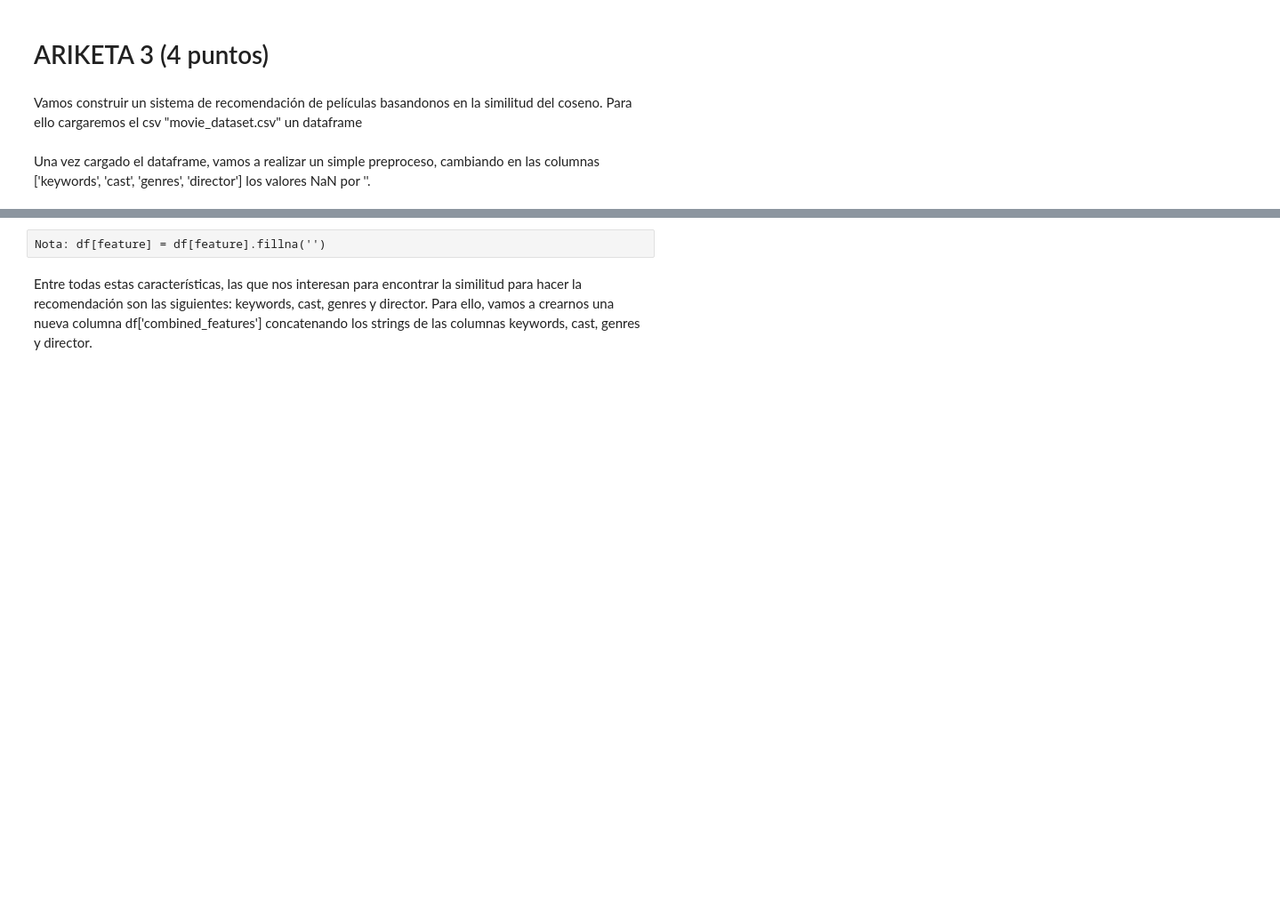
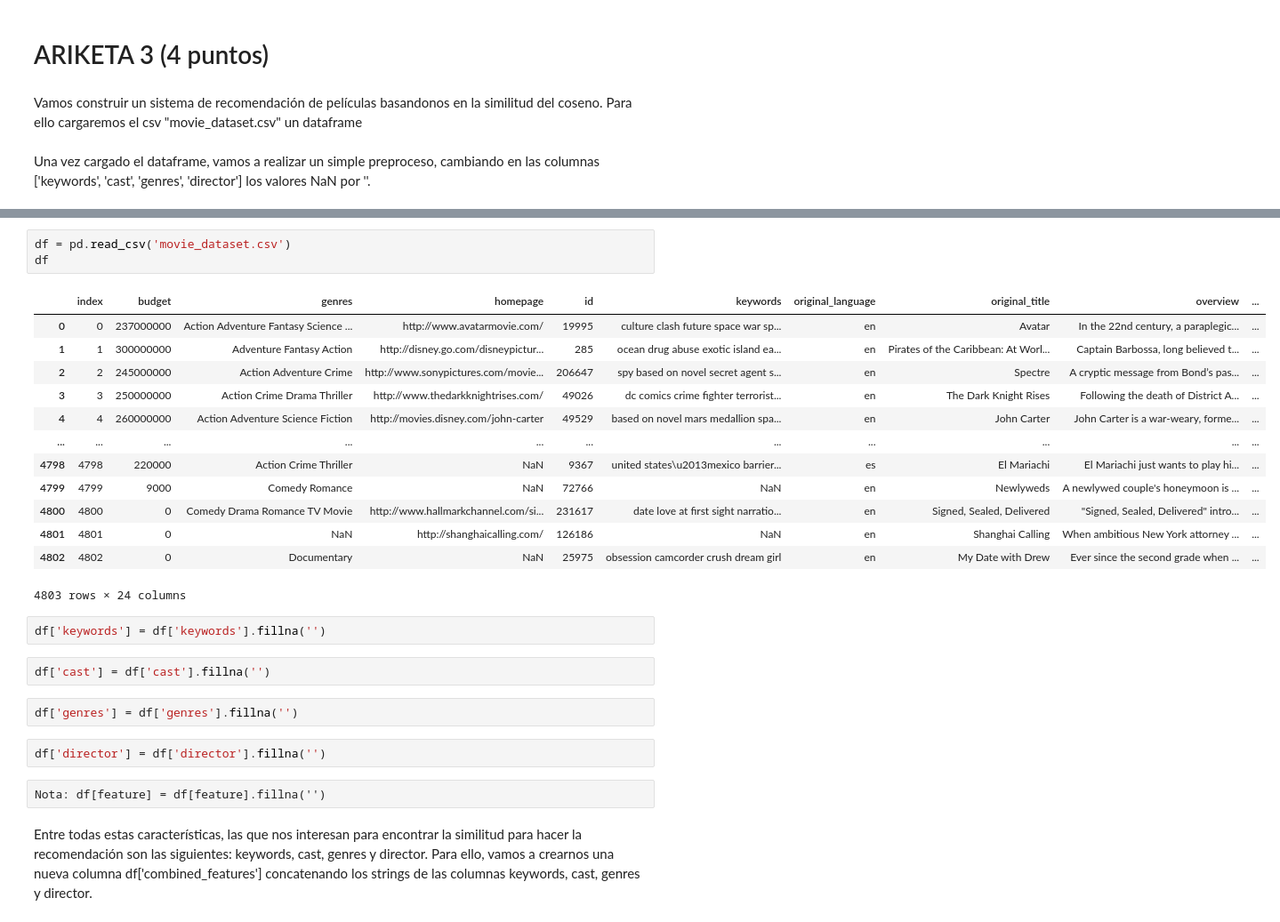
Before and after one commit to ainhoaparedes21/borrar-2, a Jupyter notebook: Enunciado_DS2.ipynb, the cells around one changed output, grey strips where cells are left out. Shown: that part at 89% size. Cells and saved outputs as stored; diff of their text form; blank space fills up the shorter version.

```diff
--- a/Enunciado_DS2.ipynb
+++ b/Enunciado_DS2.ipynb
@@ -103,3 +124,28 @@ Una vez cargado el dataframe, vamos a realizar un simple preproceso, cambiando e
+# %%
+df = pd.read_csv('movie_dataset.csv')
+df
+# %% [output]
+|  | index | budget | genres | homepage | id | keywords | original_language | original_title | overview | ... |
+| 0 | 0 | 237000000 | Action Adventure Fantasy Science ... | http://www.avatarmovie.com/ | 19995 | culture clash future space war sp... | en | Avatar | In the 22nd century, a paraplegic... | ... |
+| 1 | 1 | 300000000 | Adventure Fantasy Action | http://disney.go.com/disneypictur... | 285 | ocean drug abuse exotic island ea... | en | Pirates of the Caribbean: At Worl... | Captain Barbossa, long believed t... | ... |
+| 2 | 2 | 245000000 | Action Adventure Crime | http://www.sonypictures.com/movie... | 206647 | spy based on novel secret agent s... | en | Spectre | A cryptic message from Bond’s pas... | ... |
+| 3 | 3 | 250000000 | Action Crime Drama Thriller | http://www.thedarkknightrises.com/ | 49026 | dc comics crime fighter terrorist... | en | The Dark Knight Rises | Following the death of District A... | ... |
+| 4 | 4 | 260000000 | Action Adventure Science Fiction | http://movies.disney.com/john-carter | 49529 | based on novel mars medallion spa... | en | John Carter | John Carter is a war-weary, forme... | ... |
+| ... | ... | ... | ... | ... | ... | ... | ... | ... | ... | ... |
+| 4798 | 4798 | 220000 | Action Crime Thriller | NaN | 9367 | united states\u2013mexico barrier... | es | El Mariachi | El Mariachi just wants to play hi... | ... |
+| 4799 | 4799 | 9000 | Comedy Romance | NaN | 72766 | NaN | en | Newlyweds | A newlywed couple's honeymoon is ... | ... |
+| 4800 | 4800 | 0 | Comedy Drama Romance TV Movie | http://www.hallmarkchannel.com/si... | 231617 | date love at first sight narratio... | en | Signed, Sealed, Delivered | "Signed, Sealed, Delivered" intro... | ... |
+| 4801 | 4801 | 0 | NaN | http://shanghaicalling.com/ | 126186 | NaN | en | Shanghai Calling | When ambitious New York attorney ... | ... |
+| 4802 | 4802 | 0 | Documentary | NaN | 25975 | obsession camcorder crush dream girl | en | My Date with Drew | Ever since the second grade when ... | ... |
+4803 rows × 24 columns
+# %%
+df['keywords'] = df['keywords'].fillna('')
+# %%
+df['cast'] = df['cast'].fillna('')
+# %%
+df['genres'] = df['genres'].fillna('')
+# %%
+df['director'] = df['director'].fillna('')
 # %% [raw]
 Nota: df[feature] = df[feature].fillna('')
 # %% [markdown]
```
Also changed, not shown: parts of 28 cells of this notebook, 1 other file.
